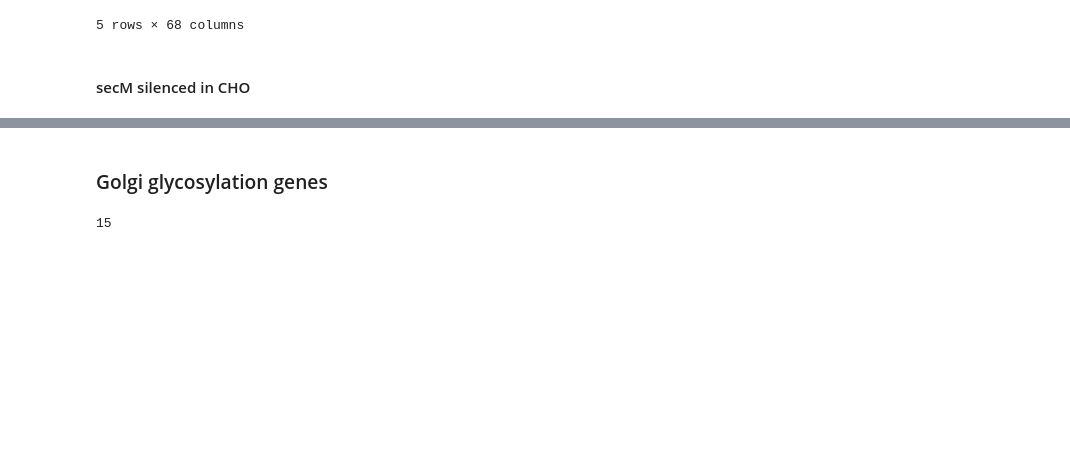
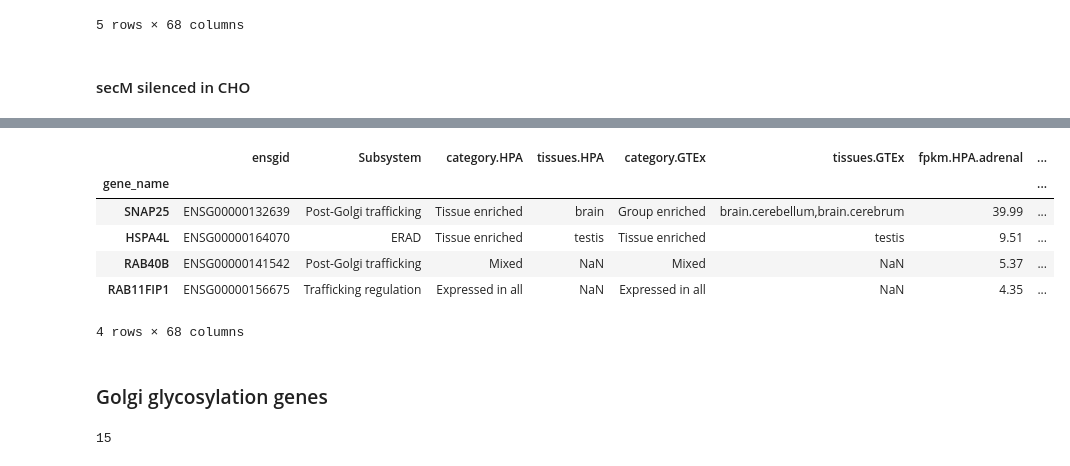
Before and after one commit to isshamie/CH_TSS, a Jupyter notebook: silenced_CHO_genes.ipynb, the cells around one changed output, grey strips where cells are left out. Drawn from its saved outputs; the diff is of its cells as text; code cells hidden in the pictures; blank space fills up the shorter version.

```diff
--- a/silenced_CHO_genes.ipynb
+++ b/silenced_CHO_genes.ipynb
@@ -108,0 +214,5 @@ print(gene_tissue_matrix.shape)
+# %%
+in_cho5, not_in_cho5 = count_ten_half_and_not_cho(gene_tissue_df,cho)
+print('5')
+print(len(in_cho5))
+print(len(not_in_cho5))
@@ -150,3 +402,13 @@ secM.loc[secM_silenced_in_CHO.index]
+# %%
+secM[secM.index.isin(not_in_cho5)]
+# %% [output]
+|  | ensgid | Subsystem | category.HPA | tissues.HPA | category.GTEx | tissues.GTEx | fpkm.HPA.adrenal | ... |
+| gene_name |  |  |  |  |  |  |  | ... |
+| SNAP25 | ENSG00000132639 | Post-Golgi trafficking | Tissue enriched | brain | Group enriched | brain.cerebellum,brain.cerebrum | 39.99 | ... |
+| HSPA4L | ENSG00000164070 | ERAD | Tissue enriched | testis | Tissue enriched | testis | 9.51 | ... |
+| RAB40B | ENSG00000141542 | Post-Golgi trafficking | Mixed | NaN | Mixed | NaN | 5.37 | ... |
+| RAB11FIP1 | ENSG00000156675 | Trafficking regulation | Expressed in all | NaN | Expressed in all | NaN | 4.35 | ... |
+4 rows × 68 columns
 # %% [markdown]
 ### Golgi glycosylation genes
 # %%
```
Also changed, not shown: parts of 40 cells of this notebook.
